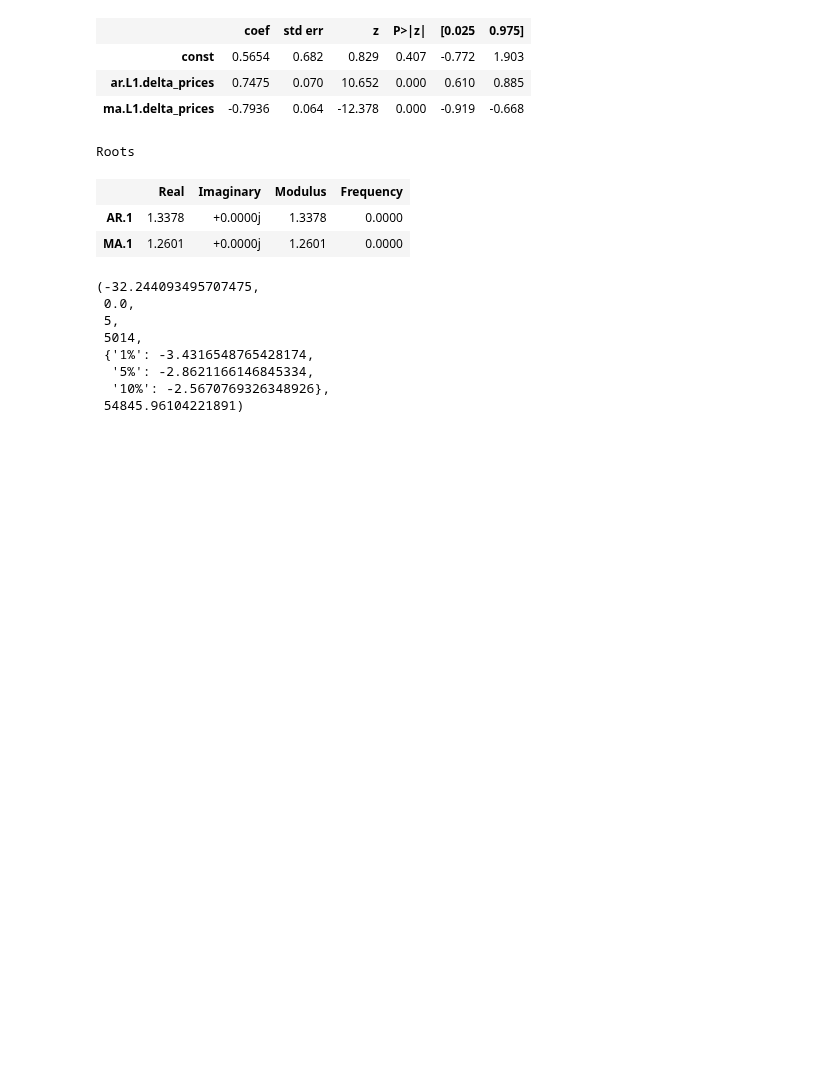
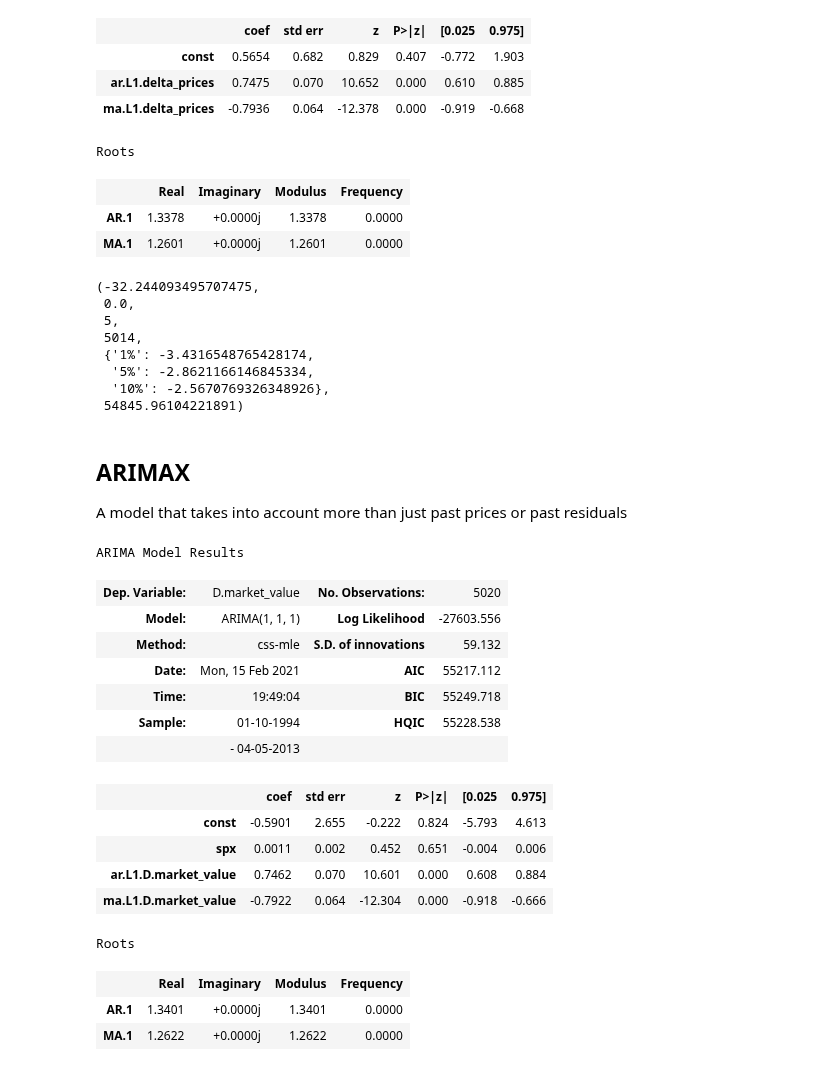
Before and after one commit to pauloteixeirajr/time-series-python, a Jupyter notebook: Autoregressive Integrated Moving Average (ARIMA) Model.ipynb, the cells around one changed output. Drawn from its saved outputs; the diff is of its cells as text; code cells hidden in the pictures; blank space fills up the shorter version.

Commit message:
ARIMA Model: Outside Factors and the ARIMAX Model

```diff
--- a/Autoregressive Integrated Moving Average (ARIMA) Model.ipynb
+++ b/Autoregressive Integrated Moving Average (ARIMA) Model.ipynb
@@ -201,3 +201,29 @@ sts.adfuller(df.delta_prices[1:])
   '5%': -2.8621166146845334,
   '10%': -2.5670769326348926},
  54845.96104221891)
+# %% [markdown]
+## ARIMAX
+
+A model that takes into account more than just past prices or past residuals
+# %%
+model_arimax_111_Xspx = ARIMA(df.market_value, order = (1, 1, 1), exog = df.spx)
+results_arimax_111_Xspx = model_arimax_111_Xspx.fit()
+results_arimax_111_Xspx.summary()
+# %% [output]
+ARIMA Model Results
+| Dep. Variable: | D.market_value | No. Observations: | 5020 |
+| Model: | ARIMA(1, 1, 1) | Log Likelihood | -27603.556 |
+| Method: | css-mle | S.D. of innovations | 59.132 |
+| Date: | Mon, 15 Feb 2021 | AIC | 55217.112 |
+| Time: | 19:49:04 | BIC | 55249.718 |
+| Sample: | 01-10-1994 | HQIC | 55228.538 |
+|  | - 04-05-2013 |  |  |
+|  | coef | std err | z | P>|z| | [0.025 | 0.975] |
+| const | -0.5901 | 2.655 | -0.222 | 0.824 | -5.793 | 4.613 |
+| spx | 0.0011 | 0.002 | 0.452 | 0.651 | -0.004 | 0.006 |
+| ar.L1.D.market_value | 0.7462 | 0.070 | 10.601 | 0.000 | 0.608 | 0.884 |
+| ma.L1.D.market_value | -0.7922 | 0.064 | -12.304 | 0.000 | -0.918 | -0.666 |
+Roots
+|  | Real | Imaginary | Modulus | Frequency |
+| AR.1 | 1.3401 | +0.0000j | 1.3401 | 0.0000 |
+| MA.1 | 1.2622 | +0.0000j | 1.2622 | 0.0000 |
```
